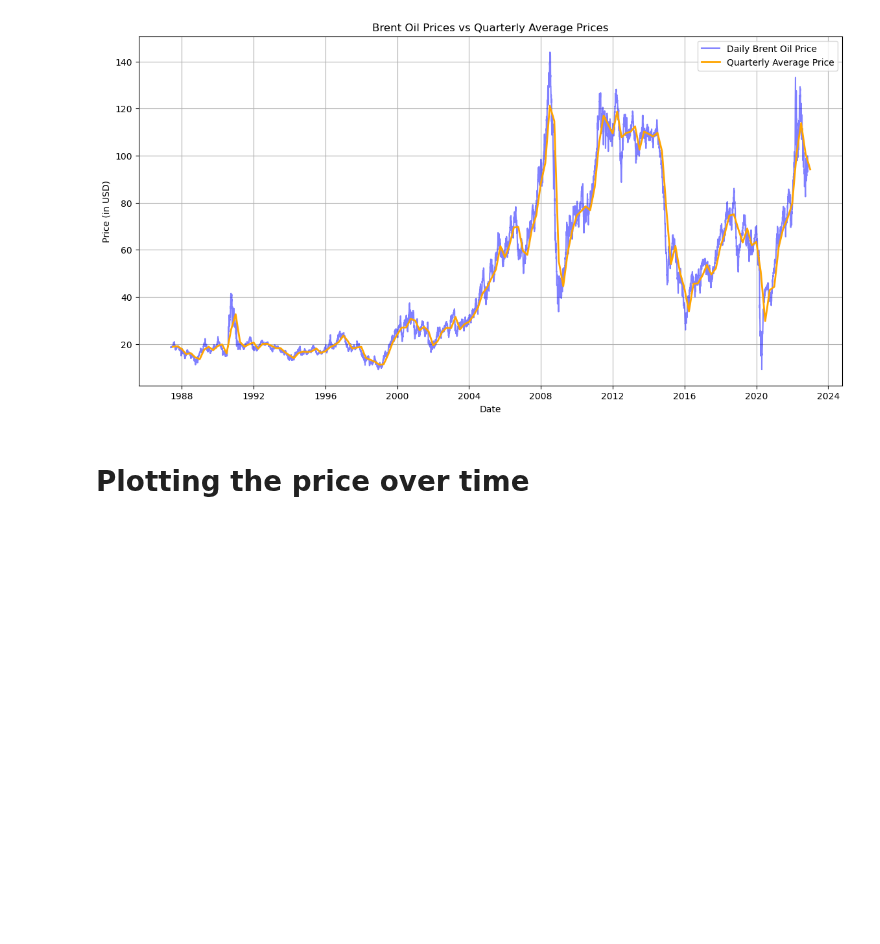
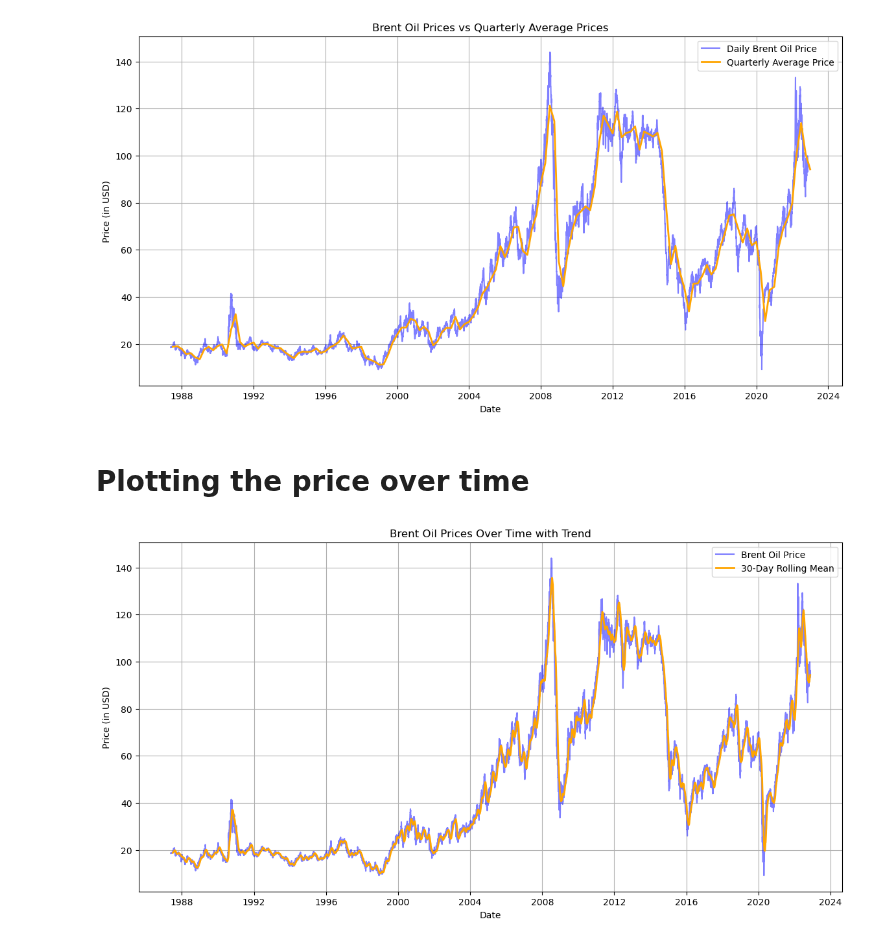
Before and after one commit to erisimasol/Week-10-KAIM-10X, a Jupyter notebook: Notebook/Week-10-Task-01.ipynb, the cells around one changed output. Saved outputs shown, nothing was run; the diff lists cells and outputs as text; code cells hidden in the pictures; blank space fills up the shorter version.

```diff
--- a/Notebook/Week-10-Task-01.ipynb
+++ b/Notebook/Week-10-Task-01.ipynb
@@ -212,16 +212,17 @@ plt.show()
 # %%
 
 plt.figure(figsize=(14, 7))
-plt.plot(df['Price'], label='Brent Oil Price', color='blue', alpha=0.5)
+plt.plot(BOP['Price'], label='Brent Oil Price', color='blue', alpha=0.5)
 
-# Calculate a rolling mean to smooth the trend
-rolling_mean = df['Price'].rolling(window=30).mean()  # 30-day rolling average
+
+rolling_mean = BOP['Price'].rolling(window=30).mean()
 plt.plot(rolling_mean, label='30-Day Rolling Mean', color='orange', linewidth=2)
 
-# Enhancing the plot
 plt.title('Brent Oil Prices Over Time with Trend')
 plt.xlabel('Date')
 plt.ylabel('Price (in USD)')
 plt.legend()
 plt.grid()
 plt.show()
+# %% [output]
+[figure, added]
```
Also changed, not shown: parts of 2 cells of this notebook, 1 other file.
